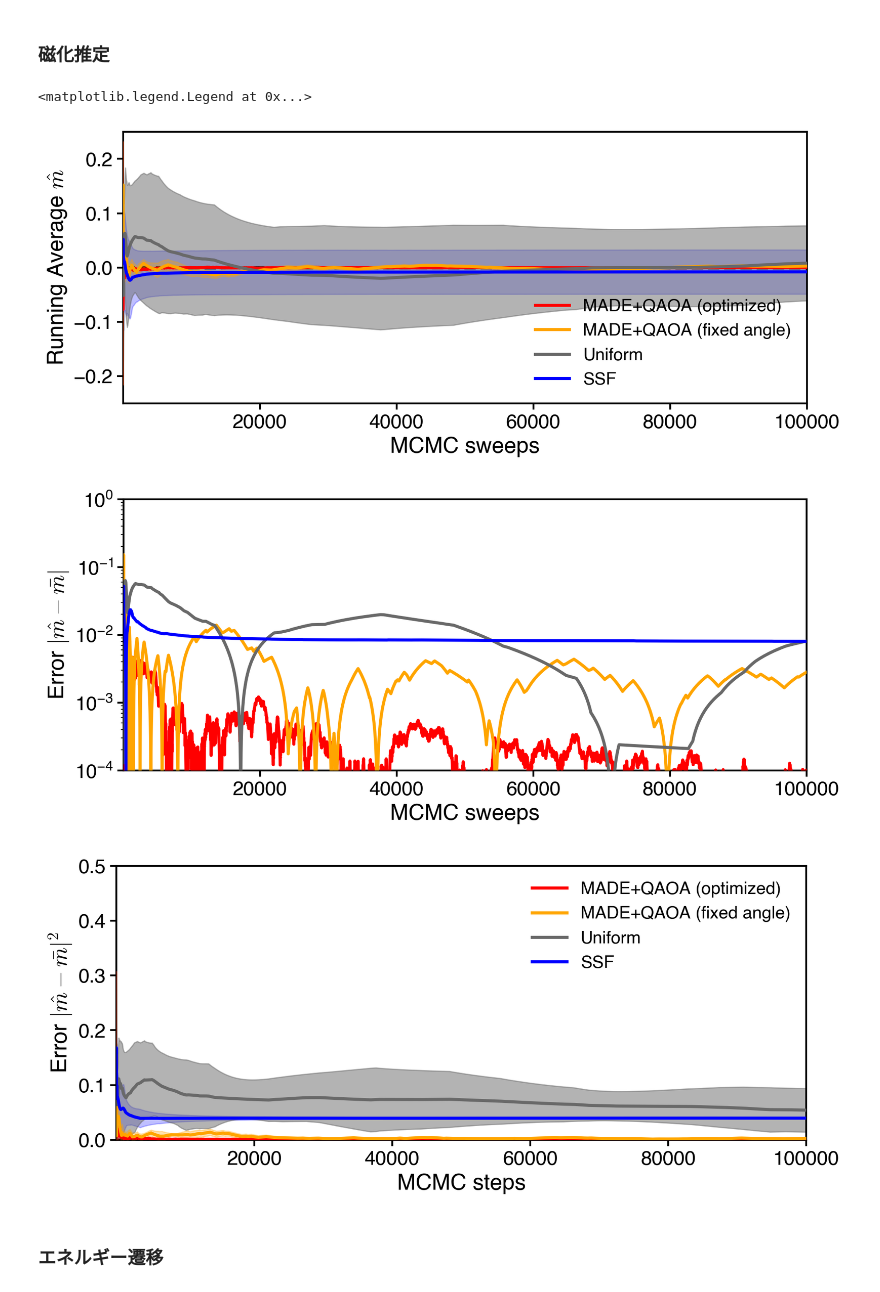
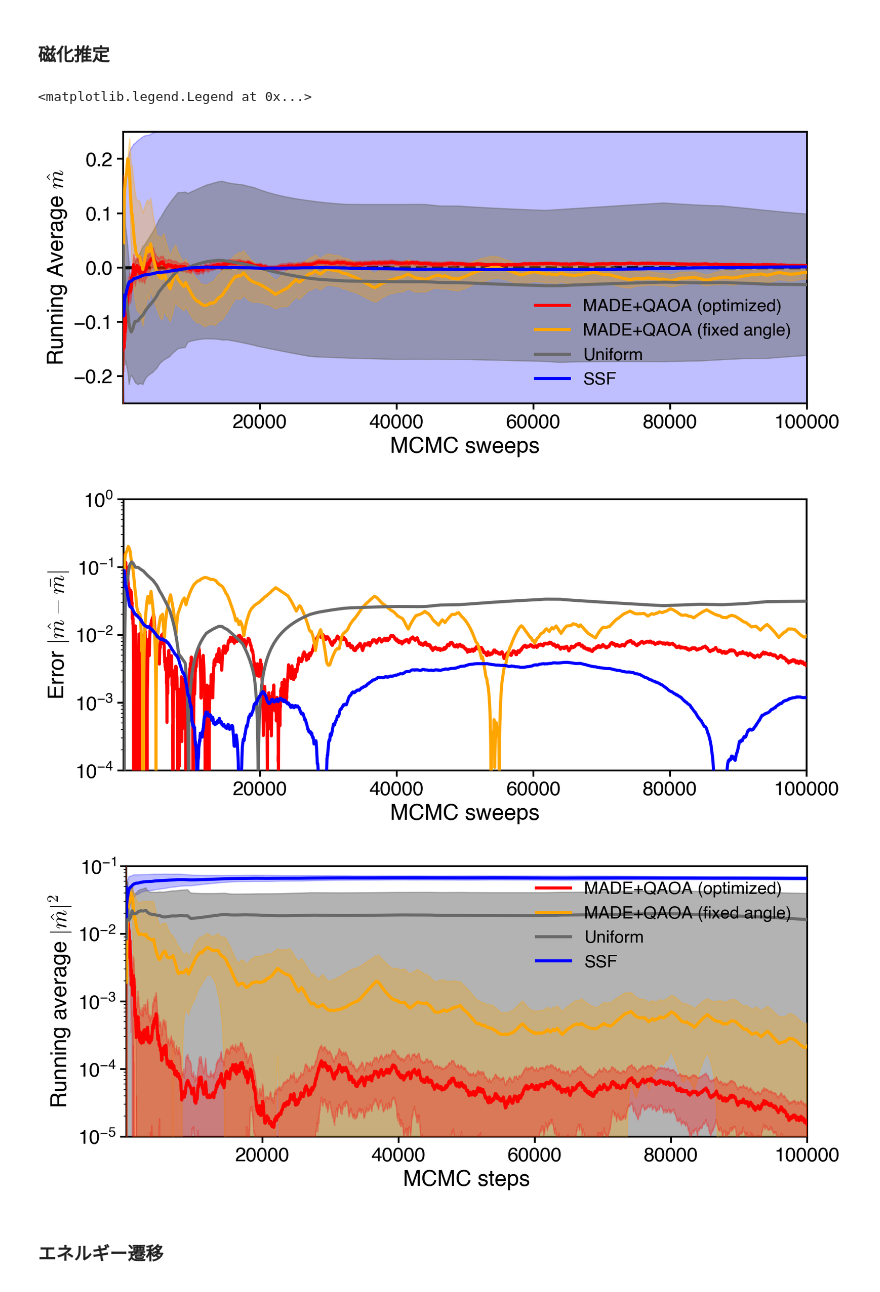
Before and after one commit to yuichiro-nakano/data_for_qaoa-made-mcmc, a Jupyter notebook: figure/make_fig.ipynb, the cells around one changed output. Cells and saved outputs as stored; diff of their text form; code cells hidden in the pictures.

```diff
--- a/figure/make_fig.ipynb
+++ b/figure/make_fig.ipynb
@@ -218,7 +218,7 @@ beta = 5.0
 # %% [markdown]
 ### データのロード
 # %%
-data_folder_name = 'result/mcmc_simulation/{0}_sites_result_2/'.format(n_spin)
+data_folder_name = 'result/mcmc_simulation/{0}_sites_result_01/'.format(n_spin)
 
 # データ取得
 opt_qaoa_made_result = np.load(data_folder_name+"opt_qaoa_made_result.npy")
@@ -228,7 +228,7 @@ ssf_result = np.load(data_folder_name+"ssf_result.npy")
 
 # インスタンス取得
 source_dir_name = 'data'
-fname_in = pathlib.Path(source_dir_name).joinpath('{0}_sites_instance.pickle'.format(n_spin))
+fname_in = pathlib.Path(source_dir_name).joinpath('{0}_sites_instance_01.pickle'.format(n_spin))
 with open(str(fname_in), 'rb') as f:
 	instance = pickle.load(f)
 
@@ -257,29 +257,29 @@ true_val = 0.0
 # 平均磁化
 opt_qaoa_made_mag = np.average(opt_qaoa_made_result, axis=2)
 opt_qaoa_made_mag_hist = np.cumsum(opt_qaoa_made_mag, axis=1) / normalize
-opt_qaoa_made_mag_error_mean = np.average(np.abs(opt_qaoa_made_mag_hist), axis=0)[0:n_step+1]
-opt_qaoa_made_mag_error_std = np.std(np.abs(opt_qaoa_made_mag_hist), axis=0, ddof=1)[0:n_step+1]
+opt_qaoa_made_mag_sqrt_mean = np.average(opt_qaoa_made_mag_hist**2, axis=0)[0:n_step+1]
+opt_qaoa_made_mag_sqrt_std = np.std(opt_qaoa_made_mag_hist**2, axis=0, ddof=1)[0:n_step+1]
 opt_qaoa_made_mag_mean = np.average(opt_qaoa_made_mag_hist, axis=0)[0:n_step+1]
 opt_qaoa_made_mag_std = np.std(opt_qaoa_made_mag_hist, axis=0, ddof=1)[0:n_step+1]
 
 fix_qaoa_made_mag = np.average(fix_qaoa_made_result, axis=2)
 fix_qaoa_made_mag_hist = np.cumsum(fix_qaoa_made_mag, axis=1) / normalize
-fix_qaoa_made_mag_error_mean = np.average(np.abs(fix_qaoa_made_mag_hist), axis=0)[0:n_step+1]
-fix_qaoa_made_mag_error_std = np.std(np.abs(fix_qaoa_made_mag_hist), axis=0, ddof=1)[0:n_step+1]
+fix_qaoa_made_mag_sqrt_mean = np.average(fix_qaoa_made_mag_hist**2, axis=0)[0:n_step+1]
+fix_qaoa_made_mag_sqrt_std = np.std(fix_qaoa_made_mag_hist**2, axis=0, ddof=1)[0:n_step+1]
 fix_qaoa_made_mag_mean = np.average(fix_qaoa_made_mag_hist, axis=0)[0:n_step+1]
 fix_qaoa_made_mag_std = np.std(fix_qaoa_made_mag_hist, axis=0, ddof=1)[0:n_step+1]
 
 uniform_mag = np.average(uniform_result, axis=2)
 uniform_mag_hist = np.cumsum(uniform_mag, axis=1) / normalize
-uniform_mag_error_mean = np.average(np.abs(uniform_mag_hist), axis=0)[0:n_step+1]
-uniform_mag_error_std = np.std(np.abs(uniform_mag_hist), axis=0, ddof=1)[0:n_step+1]
+uniform_mag_sqrt_mean = np.average(uniform_mag_hist**2, axis=0)[0:n_step+1]
+uniform_mag_sqrt_std = np.std(uniform_mag_hist**2, axis=0, ddof=1)[0:n_step+1]
 uniform_mag_mean = np.average(uniform_mag_hist, axis=0)[0:n_step+1]
 uniform_mag_std = np.std(uniform_mag_hist, axis=0, ddof=1)[0:n_step+1]
 
 ssf_mag = np.average(ssf_result, axis=2)
 ssf_mag_hist = np.cumsum(ssf_mag, axis=1) / normalize
-ssf_mag_error_mean = np.average(np.abs(ssf_mag_hist), axis=0)[0:n_step+1]
-ssf_mag_error_std = np.std(np.abs(ssf_mag_hist), axis=0, ddof=1)[0:n_step+1]
+ssf_mag_sqrt_mean = np.average(ssf_mag_hist**2, axis=0)[0:n_step+1]
+ssf_mag_sqrt_std = np.std(ssf_mag_hist**2, axis=0, ddof=1)[0:n_step+1]
 ssf_mag_mean = np.average(ssf_mag_hist, axis=0)[0:n_step+1]
 ssf_mag_std = np.std(ssf_mag_hist, axis=0, ddof=1)[0:n_step+1]
 # %%
@@ -341,46 +341,47 @@ ax2_2.set_ylabel(r'Error $|\hat{m} - \bar{m}|$', fontsize=18)
 ax2_2.tick_params(width=1.5, labelsize=16, length=5, labelbottom=True)
 ax2_2.tick_params(axis="x", which='major', width=1.5)
 #ax2_2.legend(fontsize=14, loc='lower right', frameon=False)
 
 #fig2.savefig("figure/mag_est_ave_result.svg", dpi=300, bbox_inches='tight')
 #fig2.savefig("figure/mag_est_ave_result.png", dpi=300, bbox_inches='tight')
 
 #fig2_2.savefig("figure/mag_est_error_result.svg", dpi=300, bbox_inches='tight')
 #fig2_2.savefig("figure/mag_est_error_result.png", dpi=300, bbox_inches='tight')
 
 fig2_3, ax2_3 = plt.subplots(figsize=(10,4), dpi=200)
 
 ax2_3.spines["top"].set_linewidth(spines)
 ax2_3.spines["left"].set_linewidth(spines)
 ax2_3.spines["bottom"].set_linewidth(spines)
 ax2_3.spines["right"].set_linewidth(spines)
 
-ax2_3.plot(np.arange(n_step+1), opt_qaoa_made_mag_error_mean, color='red', linewidth=linewidth, label='MADE+QAOA (optimized)', zorder=5)
-ax2_3.fill_between(np.arange(n_step+1), opt_qaoa_made_mag_error_mean+opt_qaoa_made_mag_error_std, opt_qaoa_made_mag_error_mean-opt_qaoa_made_mag_error_std, color='red', alpha=0.3, zorder=4)
+ax2_3.plot(np.arange(n_step+1), opt_qaoa_made_mag_sqrt_mean, color='red', linewidth=linewidth, label='MADE+QAOA (optimized)', zorder=5)
+ax2_3.fill_between(np.arange(n_step+1), opt_qaoa_made_mag_sqrt_mean+opt_qaoa_made_mag_sqrt_std, opt_qaoa_made_mag_sqrt_mean-opt_qaoa_made_mag_sqrt_std, color='red', alpha=0.3, zorder=4)
 
-ax2_3.plot(np.arange(n_step+1), fix_qaoa_made_mag_error_mean, color='orange', linewidth=linewidth, label='MADE+QAOA (fixed angle)', zorder=5)
-ax2_3.fill_between(np.arange(n_step+1), fix_qaoa_made_mag_error_mean+fix_qaoa_made_mag_error_std, fix_qaoa_made_mag_error_mean-fix_qaoa_made_mag_error_std, color='orange', alpha=0.3, zorder=3)
+ax2_3.plot(np.arange(n_step+1), fix_qaoa_made_mag_sqrt_mean, color='orange', linewidth=linewidth, label='MADE+QAOA (fixed angle)', zorder=5)
+ax2_3.fill_between(np.arange(n_step+1), fix_qaoa_made_mag_sqrt_mean+fix_qaoa_made_mag_sqrt_std, fix_qaoa_made_mag_sqrt_mean-fix_qaoa_made_mag_sqrt_std, color='orange', alpha=0.3, zorder=3)
 
-ax2_3.plot(np.arange(n_step+1), uniform_mag_error_mean, color='dimgrey', linewidth=linewidth, label='Uniform', zorder=5)
-ax2_3.fill_between(np.arange(n_step+1), uniform_mag_error_mean+uniform_mag_error_std, uniform_mag_error_mean-uniform_mag_error_std, color='dimgrey', alpha=0.5, zorder=2)
+ax2_3.plot(np.arange(n_step+1), uniform_mag_sqrt_mean, color='dimgrey', linewidth=linewidth, label='Uniform', zorder=5)
+ax2_3.fill_between(np.arange(n_step+1), uniform_mag_sqrt_mean+uniform_mag_sqrt_std, uniform_mag_sqrt_mean-uniform_mag_sqrt_std, color='dimgrey', alpha=0.5, zorder=2)
 
-ax2_3.plot(np.arange(n_step+1), ssf_mag_error_mean, color='blue', linewidth=linewidth, label='SSF', zorder=5)
-ax2_3.fill_between(np.arange(n_step+1), ssf_mag_error_mean+ssf_mag_error_std, ssf_mag_error_mean-ssf_mag_error_std, color='blue', alpha=0.25, zorder=1)
+ax2_3.plot(np.arange(n_step+1), ssf_mag_sqrt_mean, color='blue', linewidth=linewidth, label='SSF', zorder=5)
+ax2_3.fill_between(np.arange(n_step+1), ssf_mag_sqrt_mean+ssf_mag_sqrt_std, ssf_mag_sqrt_mean-ssf_mag_sqrt_std, color='blue', alpha=0.25, zorder=1)
 
 ax2_3.axhline(true_val, color='black', linestyle='--', linewidth=linewidth)
 
 ax2_3.set_xlim(1, n_step)
-ax2_3.set_ylim(0.0,0.5)
+ax2_3.set_yscale('log')
+ax2_3.set_ylim(1e-5,1e-1)
 ax2_3.set_xlabel('MCMC steps', fontsize=18)
-ax2_3.set_ylabel(r'Error ${|\hat{m} - \bar{m}|}^2$', fontsize=18)
+ax2_3.set_ylabel(r'Running average ${|\hat{m}|}^2$', fontsize=18)
 ax2_3.tick_params(width=1.5, labelsize=16, length=5, labelbottom=True)
 ax2_3.tick_params(axis="x", which='major', width=1.5)
 ax2_3.legend(fontsize=14, loc='upper right', frameon=False)
 # %% [output]
 <matplotlib.legend.Legend at 0x...>
-[figure, old version]
+[figure, new version]
-[figure, old version]
+[figure, new version]
-[figure, old version]
+[figure, new version]
 # %% [markdown]
 ### エネルギー遷移
 # %%
```
Also changed, not shown: parts of 5 cells of this notebook, 3 other files.
